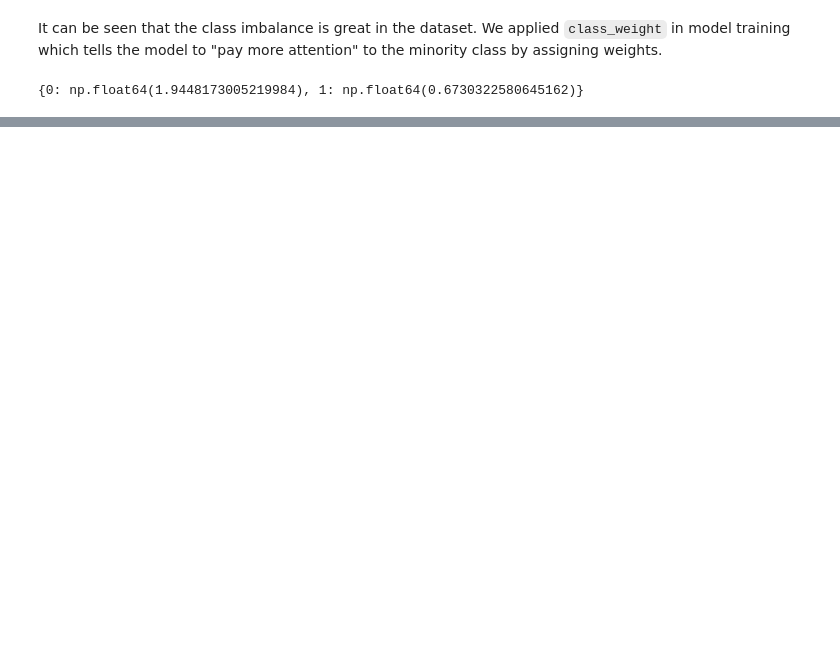
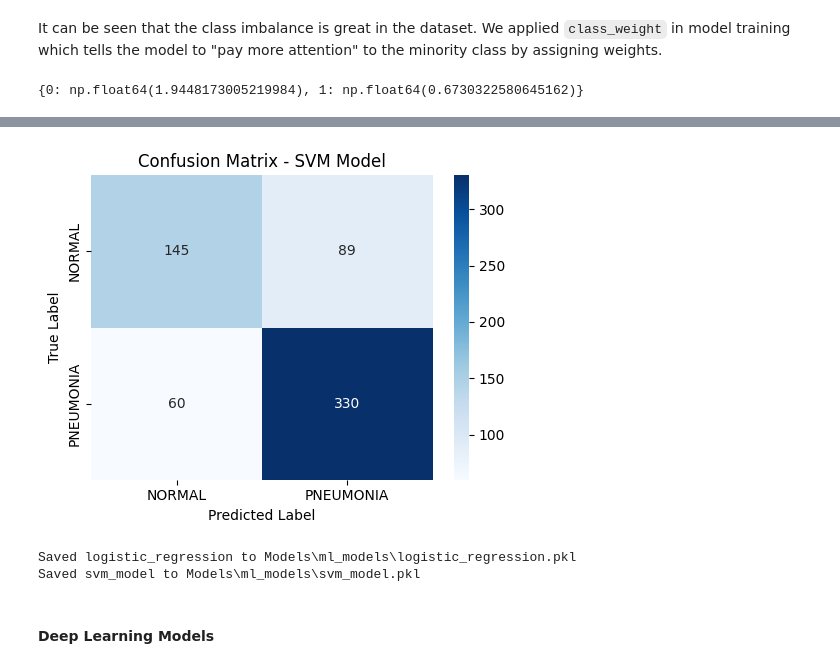
Before and after one commit to RawatRahul14/Pneumonia_detection_cnn, a Jupyter notebook: research/Project_file.ipynb, the cells around one changed output, grey strips where cells are left out. Drawn from its saved outputs; the diff is of its cells as text; code cells hidden in the pictures; blank space fills up the shorter version.

```diff
--- a/research/Project_file.ipynb
+++ b/research/Project_file.ipynb
@@ -166,0 +364,26 @@ print(class_weights)
+# %%
+# Confusion matrix
+cm = confusion_matrix(y_flattened_data_test, y_pred_svm)
+
+# Plotting the confusion matrix
+plt.figure(figsize =(5, 4))
+sns.heatmap(cm, annot = True, fmt = "d", cmap = "Blues", xticklabels = ["NORMAL", "PNEUMONIA"], yticklabels = ["NORMAL", "PNEUMONIA"])
+plt.xlabel("Predicted Label")
+plt.ylabel("True Label")
+plt.title("Confusion Matrix - SVM Model")
+plt.tight_layout()
+plt.show()
+# %% [output]
+[figure, added]
+# %%
+model_dict = {
+    "logistic_regression": log_model,
+    "svm_model": svm_model
+}
+
+save_ml_model(**model_dict)
+# %% [output]
+Saved logistic_regression to Models\ml_models\logistic_regression.pkl
+Saved svm_model to Models\ml_models\svm_model.pkl
+# %% [markdown]
+#### Deep Learning Models
```
Also changed, not shown: parts of 39 cells of this notebook, 2 other files.
